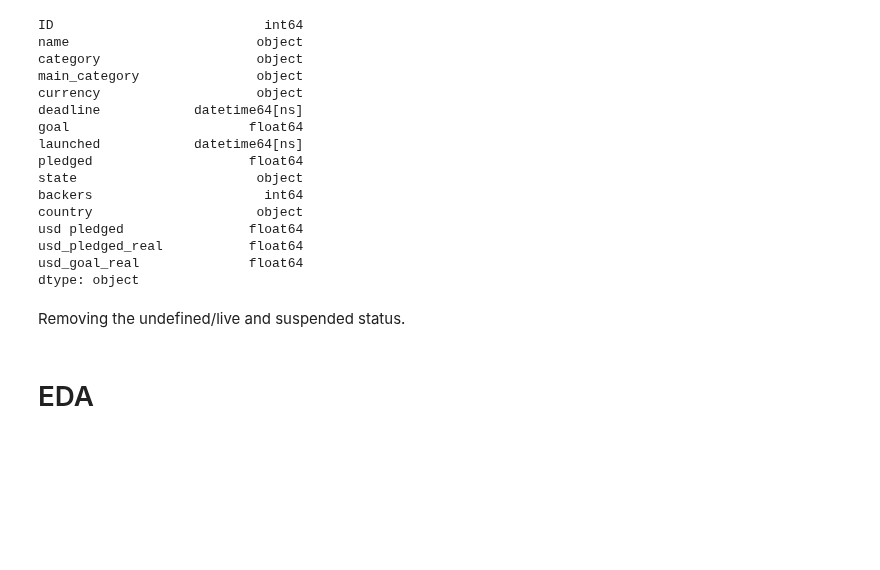
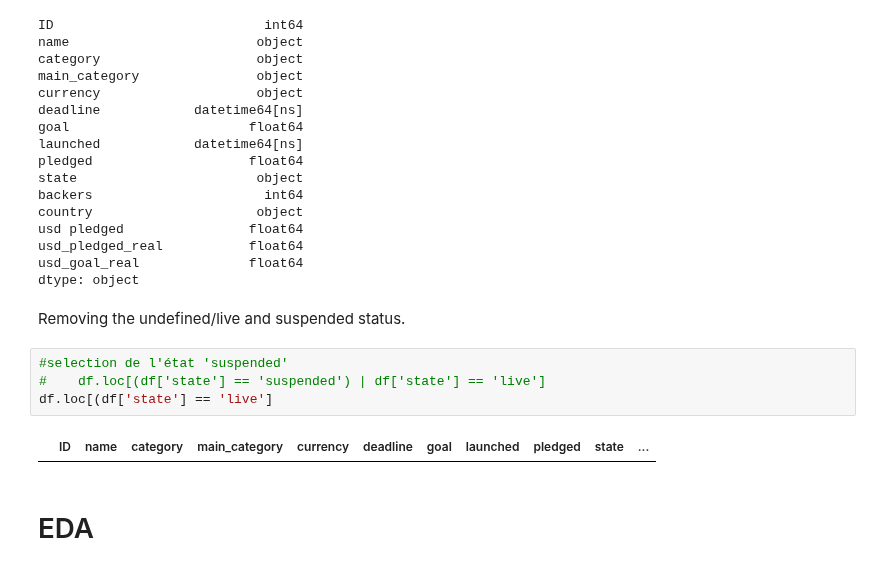
Before and after one commit to tbacha/DMML2019_Team_Apple, a Jupyter notebook: code/Kickstarter_notebook_Team_Apple.ipynb, the cells around one changed output. Saved outputs shown, nothing was run; the diff lists cells and outputs as text; blank space fills up the shorter version.

```diff
--- a/code/Kickstarter_notebook_Team_Apple.ipynb
+++ b/code/Kickstarter_notebook_Team_Apple.ipynb
@@ -65,6 +65,12 @@ usd_goal_real              float64
 dtype: object
 # %% [markdown]
 Removing the undefined/live and suspended status.
+# %%
+#selection de l'état 'suspended'
+#    df.loc[(df['state'] == 'suspended') | df['state'] == 'live']
+df.loc[(df['state'] == 'live']
+# %% [output]
+|  | ID | name | category | main_category | currency | deadline | goal | launched | pledged | state | ... |
 # %% [markdown]
 # EDA
 # %%
```
